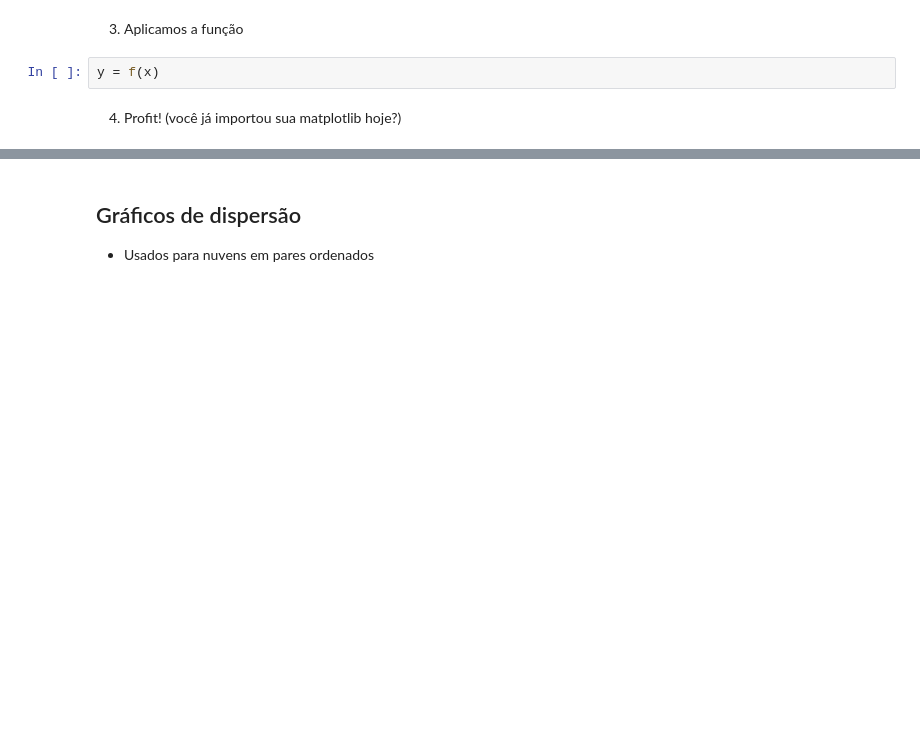
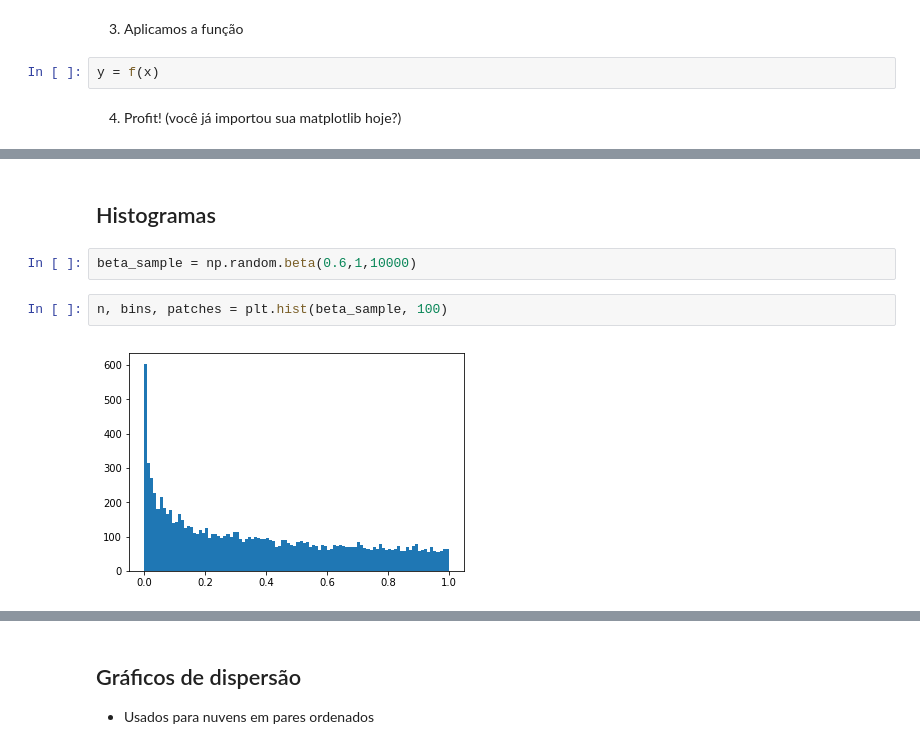
Before and after one commit to igormorgado/introducaopython, a Jupyter notebook: aulas/04-Matrizes_e_alem.ipynb, the cells around one changed output, grey strips where cells are left out. Drawn from its saved outputs; the diff is of its cells as text; blank space fills up the shorter version.

```diff
--- a/aulas/04-Matrizes_e_alem.ipynb
+++ b/aulas/04-Matrizes_e_alem.ipynb
@@ -464,0 +534,8 @@ Estre gráfico representa a face de quem sabe o que faz.
+# %% [markdown]
+## Histogramas
+# %%
+beta_sample = np.random.beta(0.6,1,10000)
+# %%
+n, bins, patches = plt.hist(beta_sample, 100)
+# %% [output]
+[figure, added]
```
Also changed, not shown: parts of 39 cells of this notebook, 8 other files.
